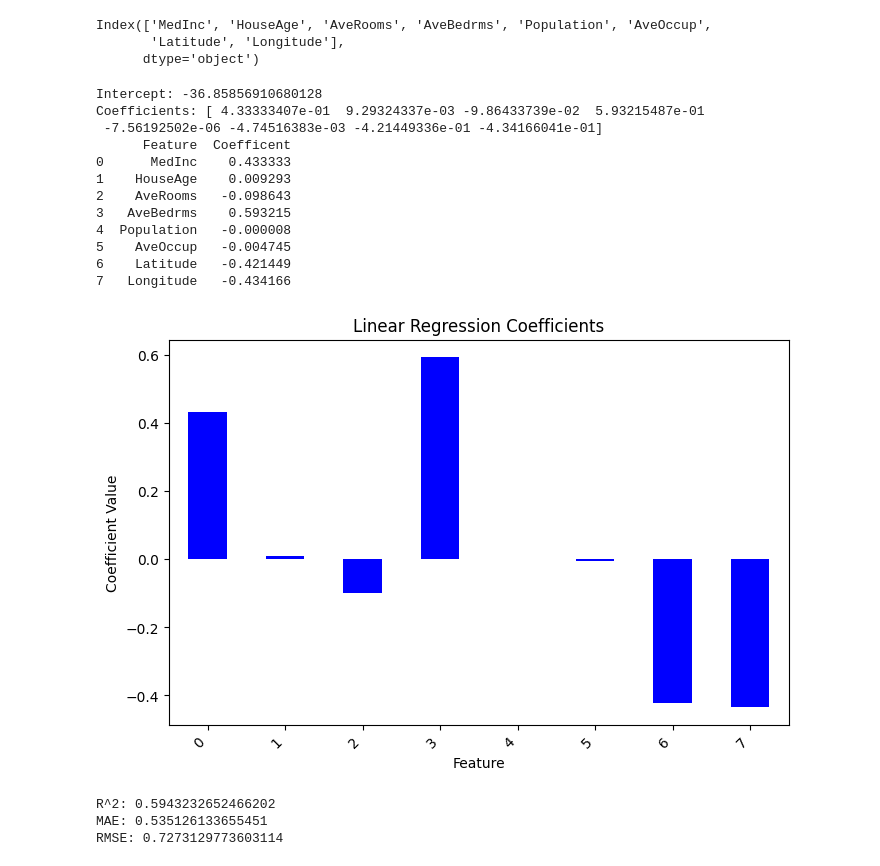
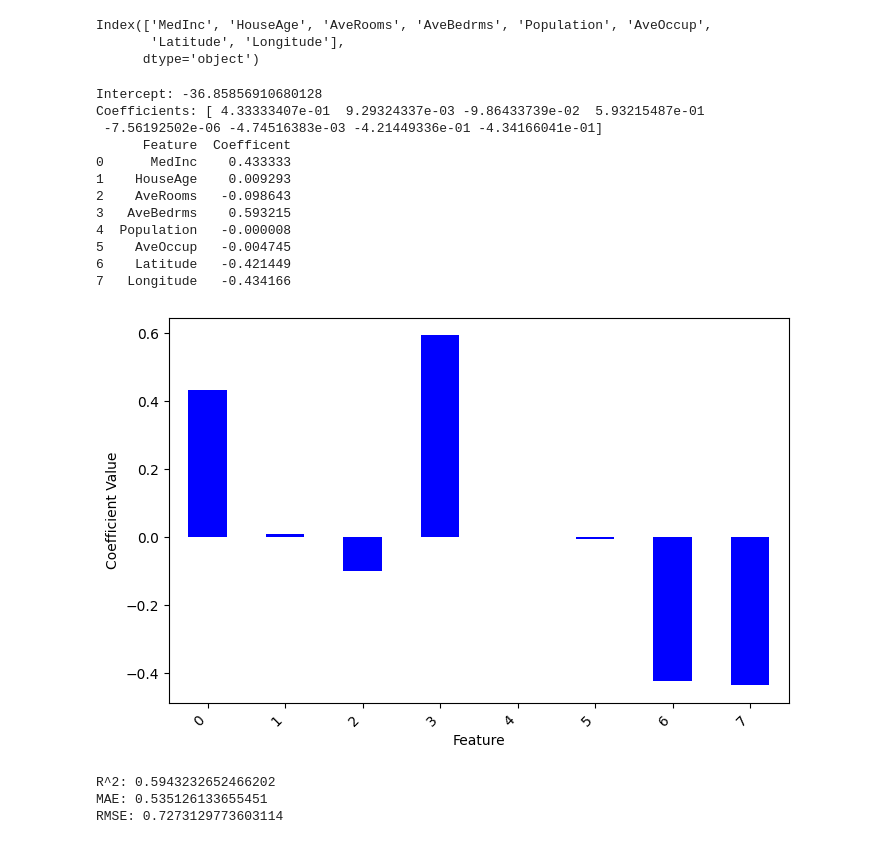
Before and after one commit to yiheng870106/Mathematics-of-Data-Science-Project-1-yiheng, a Jupyter notebook: project1.ipynb, the cells around one changed output. Drawn from its saved outputs; the diff is of its cells as text; code cells hidden in the pictures.

```diff
--- a/project1.ipynb
+++ b/project1.ipynb
@@ -41,35 +41,35 @@ model=LinearRegression()
 model.fit(X_train,y_train)
 print("Intercept:",model.intercept_)
 print("Coefficients:",model.coef_)
 
 # print coefficients as table
 coef_df=pd.DataFrame({
     "Feature": feature_names,
     "Coefficent": model.coef_
 })
 print(coef_df)
 
 # Visualize feature coefficients as vertical bar chart
 coef_df.plot(kind="bar",figsize=(8,5),legend=False,color="blue")
-plt.title("Linear Regression Coefficients")
+#plt.title("Linear Regression Coefficients")
 plt.ylabel("Coefficient Value")
 plt.xlabel("Feature")
 plt.xticks(rotation=45,ha="right")
 plt.show()
 # %% [output]
 Intercept: -36.85856910680128
 Coefficients: [ 4.33333407e-01  9.29324337e-03 -9.86433739e-02  5.93215487e-01
  -7.56192502e-06 -4.74516383e-03 -4.21449336e-01 -4.34166041e-01]
       Feature  Coefficent
 0      MedInc    0.433333
 1    HouseAge    0.009293
 2    AveRooms   -0.098643
 3   AveBedrms    0.593215
 4  Population   -0.000008
 5    AveOccup   -0.004745
 6    Latitude   -0.421449
 7   Longitude   -0.434166
-[figure, old version]
+[figure, new version]
 # %%
 # Report the train/test r2, MAE, and RMSE values.
 #------------------
```
Also changed, not shown: parts of 5 cells of this notebook.
